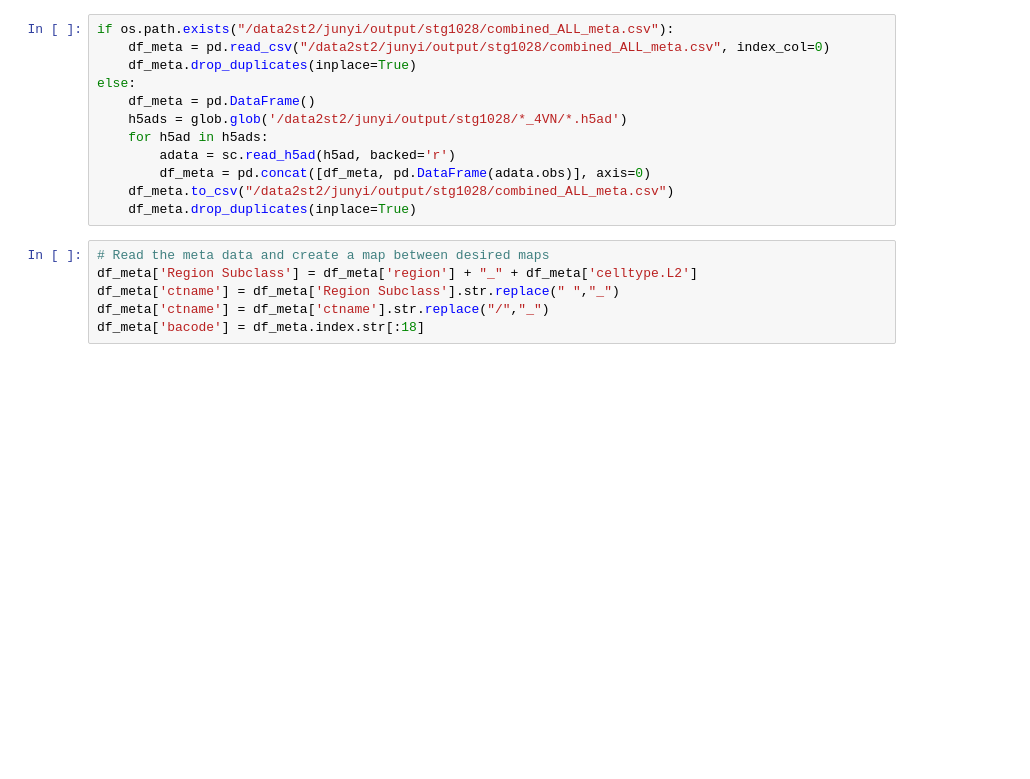
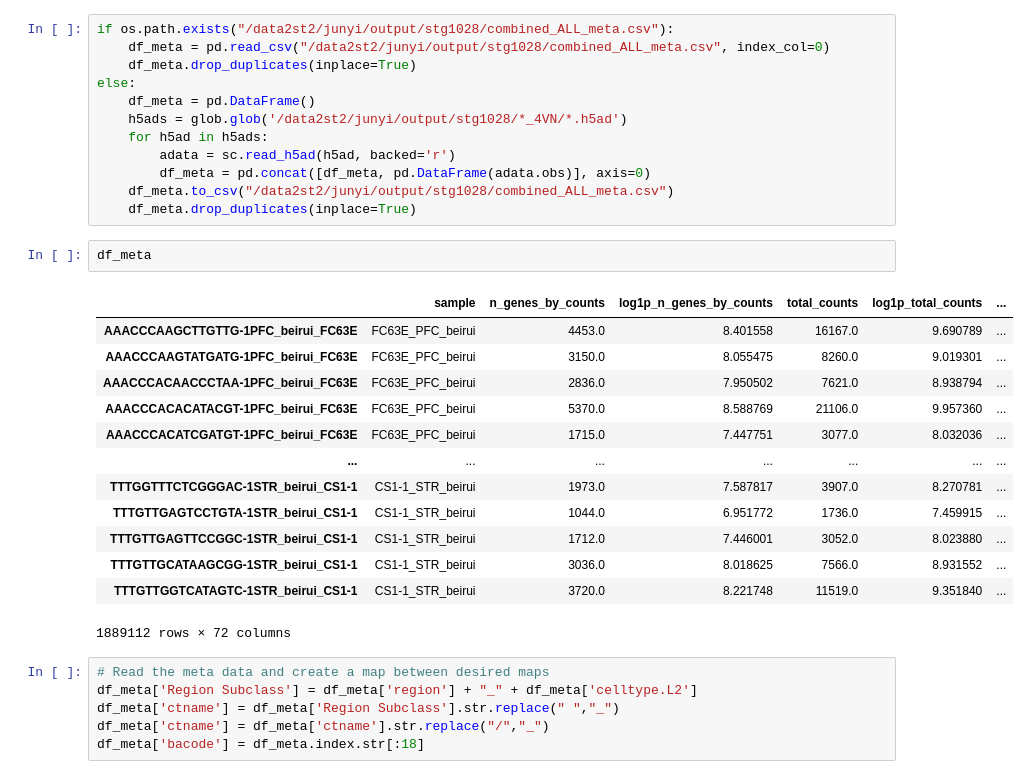
Before and after one commit to juychen/scmmd, a Jupyter notebook: 17_presnBC.ipynb, the cells around one changed output. Saved outputs shown, nothing was run; the diff lists cells and outputs as text; blank space fills up the shorter version.

```diff
--- a/17_presnBC.ipynb
+++ b/17_presnBC.ipynb
@@ -42,6 +42,22 @@ else:
         df_meta = pd.concat([df_meta, pd.DataFrame(adata.obs)], axis=0)
     df_meta.to_csv("/data2st2/junyi/output/stg1028/combined_ALL_meta.csv")
     df_meta.drop_duplicates(inplace=True)
+# %%
+df_meta
+# %% [output]
+|  | sample | n_genes_by_counts | log1p_n_genes_by_counts | total_counts | log1p_total_counts | ... |
+| AAACCCAAGCTTGTTG-1PFC_beirui_FC63E | FC63E_PFC_beirui | 4453.0 | 8.401558 | 16167.0 | 9.690789 | ... |
+| AAACCCAAGTATGATG-1PFC_beirui_FC63E | FC63E_PFC_beirui | 3150.0 | 8.055475 | 8260.0 | 9.019301 | ... |
+| AAACCCACAACCCTAA-1PFC_beirui_FC63E | FC63E_PFC_beirui | 2836.0 | 7.950502 | 7621.0 | 8.938794 | ... |
+| AAACCCACACATACGT-1PFC_beirui_FC63E | FC63E_PFC_beirui | 5370.0 | 8.588769 | 21106.0 | 9.957360 | ... |
+| AAACCCACATCGATGT-1PFC_beirui_FC63E | FC63E_PFC_beirui | 1715.0 | 7.447751 | 3077.0 | 8.032036 | ... |
+| ... | ... | ... | ... | ... | ... | ... |
+| TTTGGTTTCTCGGGAC-1STR_beirui_CS1-1 | CS1-1_STR_beirui | 1973.0 | 7.587817 | 3907.0 | 8.270781 | ... |
+| TTTGTTGAGTCCTGTA-1STR_beirui_CS1-1 | CS1-1_STR_beirui | 1044.0 | 6.951772 | 1736.0 | 7.459915 | ... |
+| TTTGTTGAGTTCCGGC-1STR_beirui_CS1-1 | CS1-1_STR_beirui | 1712.0 | 7.446001 | 3052.0 | 8.023880 | ... |
+| TTTGTTGCATAAGCGG-1STR_beirui_CS1-1 | CS1-1_STR_beirui | 3036.0 | 8.018625 | 7566.0 | 8.931552 | ... |
+| TTTGTTGGTCATAGTC-1STR_beirui_CS1-1 | CS1-1_STR_beirui | 3720.0 | 8.221748 | 11519.0 | 9.351840 | ... |
+1889112 rows × 72 columns
 # %%
 # Read the meta data and create a map between desired maps
 df_meta['Region Subclass'] = df_meta['region'] + "_" + df_meta['celltype.L2']
```
Also changed, not shown: parts of 3 cells of this notebook, 2 other files.
